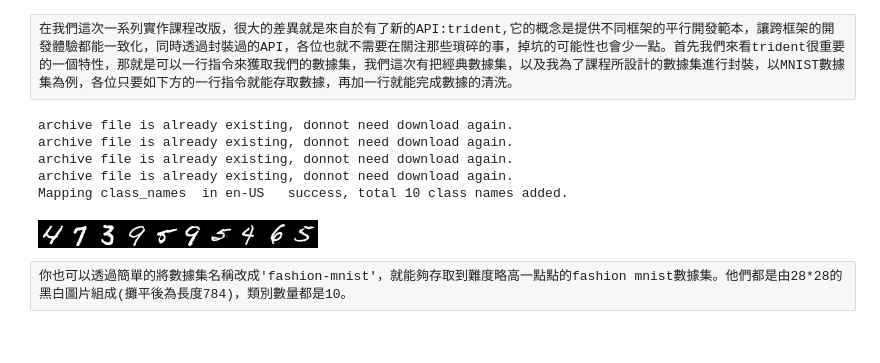
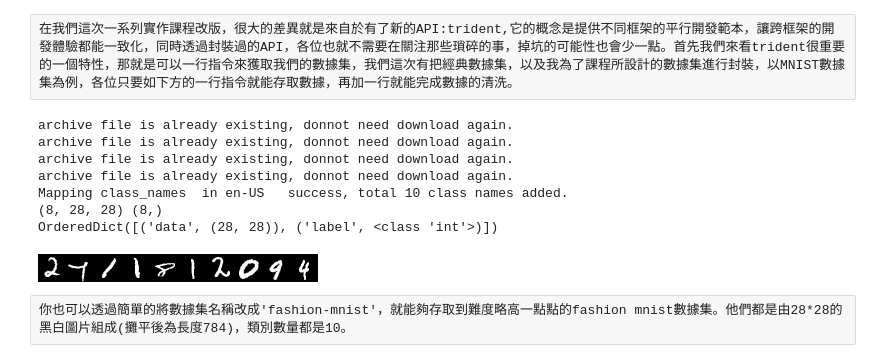
Before and after one commit to AllanYiin/DeepBelief_Course5_Examples, a Jupyter notebook: prewarm01_另一種角度看mnist/HelloWorld_mnist_pytorch.ipynb, the cells around one changed output. Drawn from its saved outputs; the diff is of its cells as text; code cells hidden in the pictures.

```diff
--- a/prewarm01_另一種角度看mnist/HelloWorld_mnist_pytorch.ipynb
+++ b/prewarm01_另一種角度看mnist/HelloWorld_mnist_pytorch.ipynb
@@ -39,20 +32,25 @@ Pytorch version:1.4.0.
 # %%
 dataset=T.load_mnist('mnist') #讀取mnist數據集
 dataset.image_transform_funcs=[normalize(127.5,127.5)] #在圖像預處理流程中加入正規化
+data,label=dataset.next()
+print(data.shape,label.shape)
+print(dataset.signature)
 
 img_list=[random.choice(dataset.get_all_data(is_shuffle=True)).reshape((28,28)) for i in range(10)]#從全體圖像數據(get_all_data())抽10筆
 
 merged_img=array2image(np.concatenate(img_list,axis=1)) #沿著x軸(axis=1)疊合後，利用array2image轉成圖檔
 
 
 merged_img #顯示圖片
 # %% [output]
 archive file is already existing, donnot need download again.
 archive file is already existing, donnot need download again.
 archive file is already existing, donnot need download again.
 archive file is already existing, donnot need download again.
 Mapping class_names  in en-US   success, total 10 class names added.
+(8, 28, 28) (8,)
+OrderedDict([('data', (28, 28)), ('label', <class 'int'>)])
-[figure, old version]
+[figure, new version]
 # %% [raw]
 你也可以透過簡單的將數據集名稱改成'fashion-mnist'，就能夠存取到難度略高一點點的fashion mnist數據集。他們都是由28*28的黑白圖片組成(攤平後為長度784)，類別數量都是10。
 # %%
```
Also changed, not shown: parts of 14 cells of this notebook.
